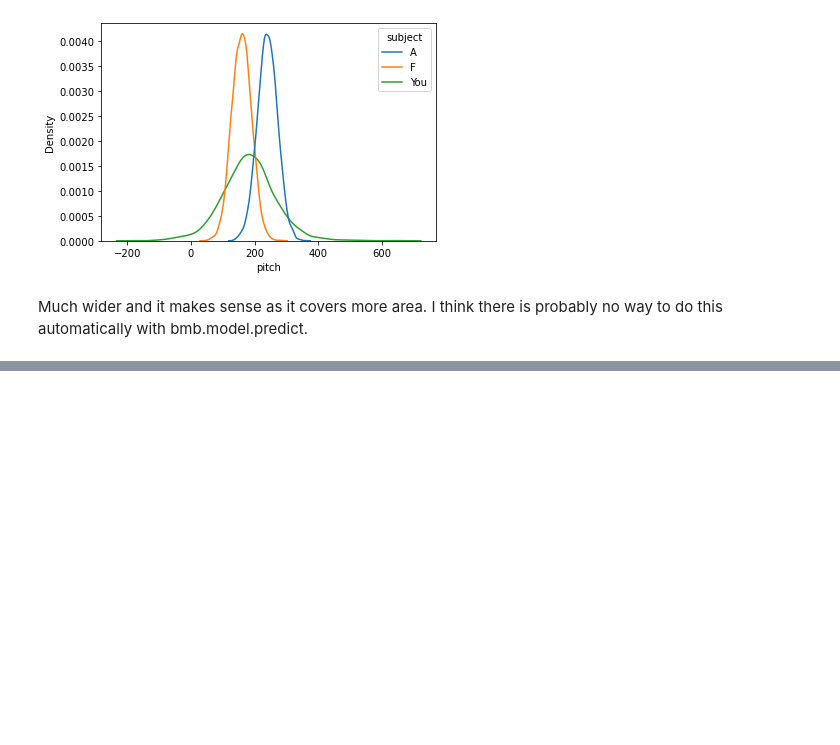
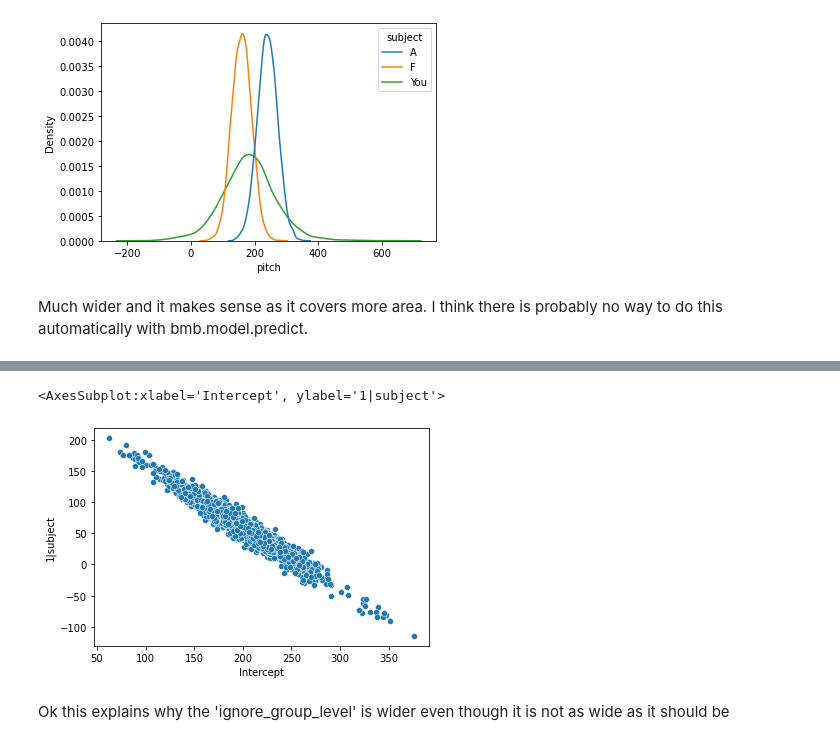
Before and after one commit to DrEntropy/BayesRulesWork, a Jupyter notebook: Chapter17.ipynb, the cells around one changed output, grey strips where cells are left out. Drawn from its saved outputs; the diff is of its cells as text; code cells hidden in the pictures; blank space fills up the shorter version.

```diff
--- a/Chapter17.ipynb
+++ b/Chapter17.ipynb
@@ -431,0 +434,5 @@ I think there is probably no way to do this automatically with bmb.model.predict
+# %%
+posterior_df = results.posterior.to_dataframe().reset_index().drop(columns = ['chain'])
+posterior_df.head()
+post_df_gA = posterior_df[(posterior_df['subject__factor_dim']=='A') & (posterior_df['attitude_dim']=='polite')].drop(columns = ['subject__factor_dim']).reset_index(drop=True)
+post_df_gA.head()
@@ -431,0 +446,7 @@ I think there is probably no way to do this automatically with bmb.model.predict
+# %%
+sns.scatterplot(data= post_df_gA, x = 'Intercept', y= '1|subject')
+# %% [output]
+<AxesSubplot:xlabel='Intercept', ylabel='1|subject'>
+[figure, added]
+# %% [markdown]
+Ok this explains why the 'ignore_group_level' is wider even though it is not as wide as it should be
```
Also changed, not shown: parts of 4 cells of this notebook.
